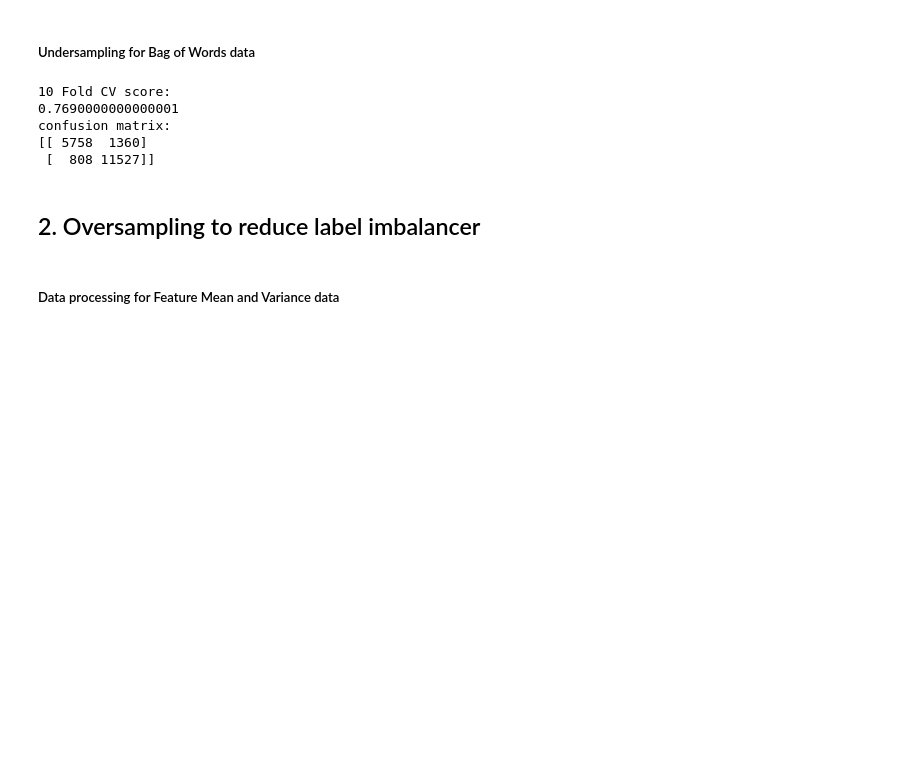
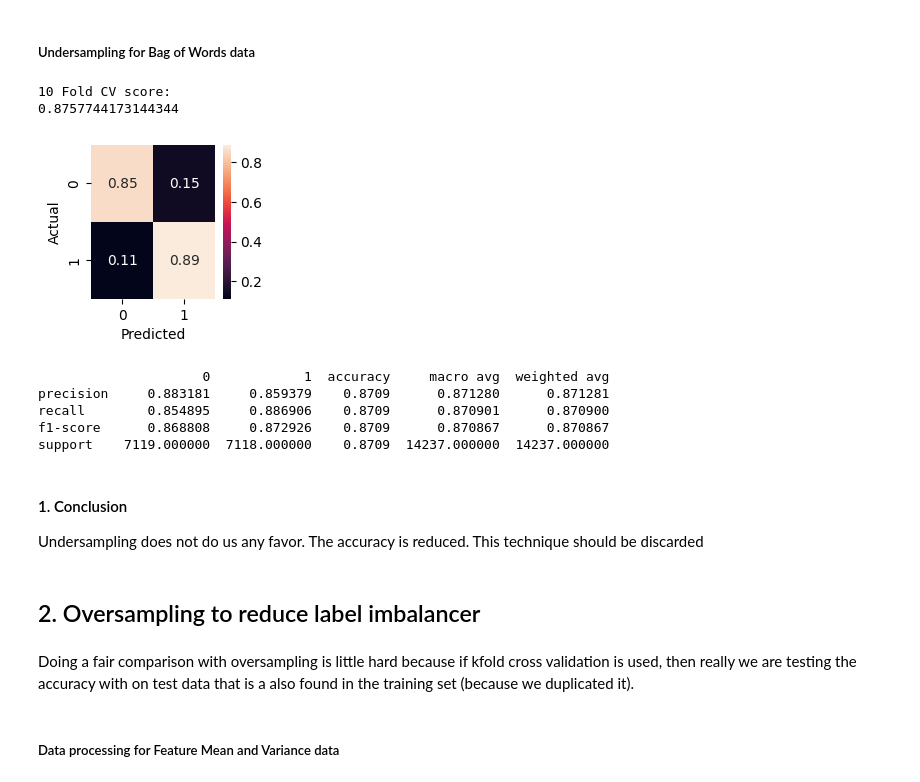
Before and after one commit to DanickCarrier/ml_commercial_detection, a Jupyter notebook: msci-446-submission-2.ipynb, the cells around one changed output. Cells and saved outputs as stored; diff of their text form; code cells hidden in the pictures; blank space fills up the shorter version.

```diff
--- a/msci-446-submission-2.ipynb
+++ b/msci-446-submission-2.ipynb
@@ -391,19 +409,27 @@ confusion matrix:
 # %%
 data=pd.concat(
   [
-    bag_data.loc[df['label'] == 0,:].sample(n=4000,random_state=42),
-    bag_data.loc[df['label'] == 1,:].sample(n=4000,random_state=42)
+    bag_data.loc[df['label'] == 0,:].sample(n=47454,random_state=42),
+    bag_data.loc[df['label'] == 1,:].sample(n=47454,random_state=42)
   ]
 )
 accuracy(clf,data.drop(['label'], axis='columns'),data['label'])
 # %% [output]
 10 Fold CV score:
-0.7690000000000001
-confusion matrix:
-[[ 5758  1360]
- [  808 11527]]
+0.8757744173144344
+[figure, added]
+                     0            1  accuracy     macro avg  weighted avg
+precision     0.883181     0.859379    0.8709      0.871280      0.871281
+recall        0.854895     0.886906    0.8709      0.870901      0.870900
+f1-score      0.868808     0.872926    0.8709      0.870867      0.870867
+support    7119.000000  7118.000000    0.8709  14237.000000  14237.000000
+# %% [markdown]
+#### 1. Conclusion
+Undersampling does not do us any favor. The accuracy is reduced. This technique should be discarded
 # %% [markdown]
 ## 2. Oversampling to reduce label imbalancer
+# %% [markdown]
+Doing a fair comparison with oversampling is little hard because if kfold cross validation is used, then really we are testing the accuracy with on test data that is a also found in the training set (because we duplicated it).
 # %% [markdown]
 ##### Data processing for Feature Mean and Variance data
 # %%
```
Also changed, not shown: parts of 83 cells of this notebook, 1 other file.
